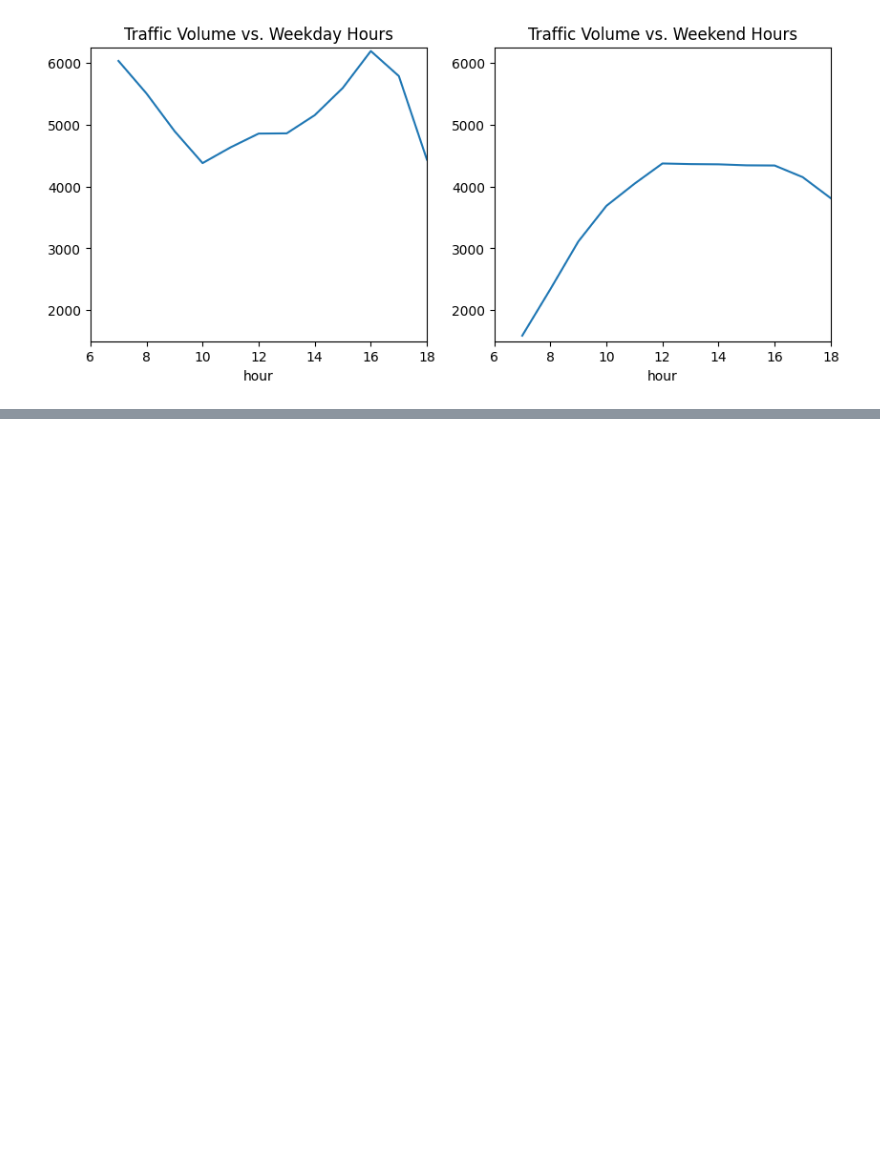
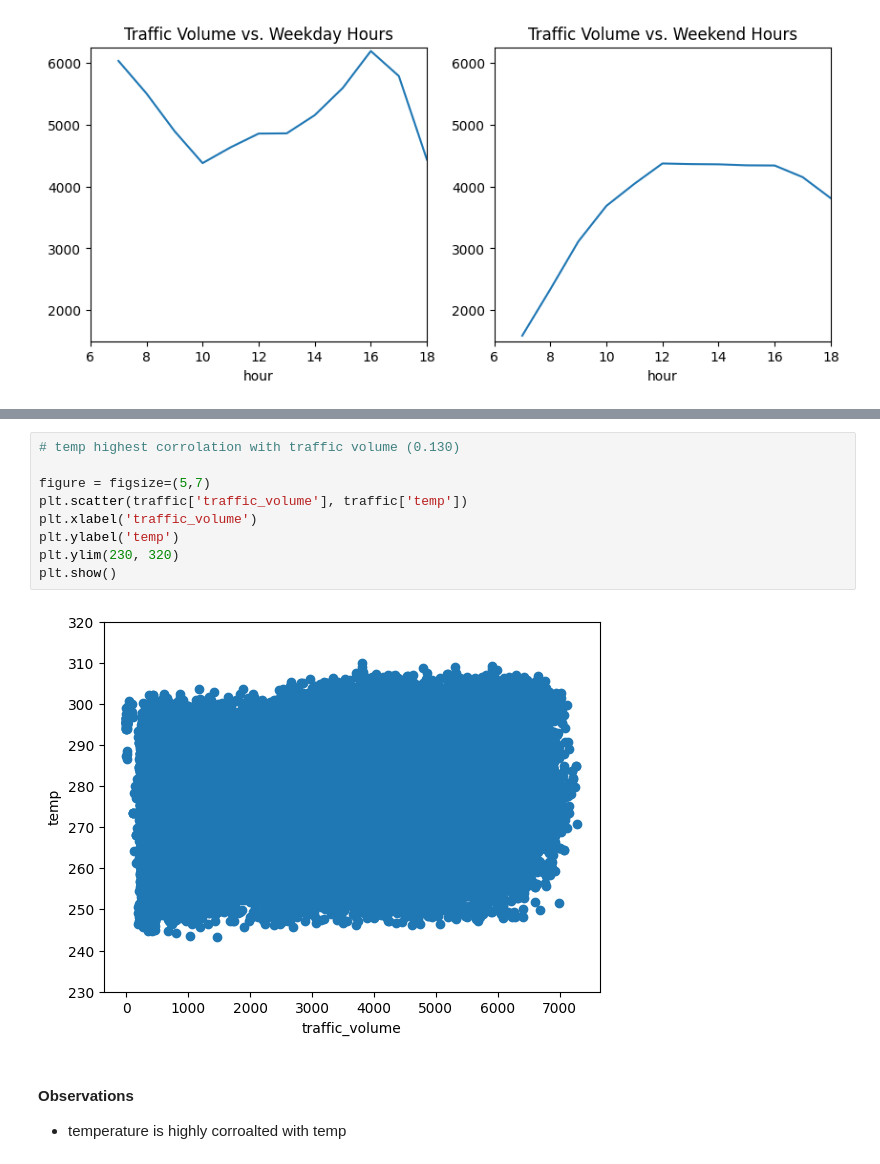
Before and after one commit to slp22/dataquest-projects, a Jupyter notebook: 2_2_dataquest-interstate-traffic-volume.ipynb, the cells around one changed output, grey strips where cells are left out. Cells and saved outputs as stored; diff of their text form; blank space fills up the shorter version.

```diff
--- a/2_2_dataquest-interstate-traffic-volume.ipynb
+++ b/2_2_dataquest-interstate-traffic-volume.ipynb
@@ -367,0 +401,14 @@ plt.show()
+# %%
+# temp highest corrolation with traffic volume (0.130)
+
+figure = figsize=(5,7)
+plt.scatter(traffic['traffic_volume'], traffic['temp'])
+plt.xlabel('traffic_volume')
+plt.ylabel('temp')
+plt.ylim(230, 320)
+plt.show()
+# %% [output]
+[figure, added]
+# %% [markdown]
+#### Observations
+- temperature is highly corroalted with temp
```
Also changed, not shown: parts of 5 cells of this notebook.
